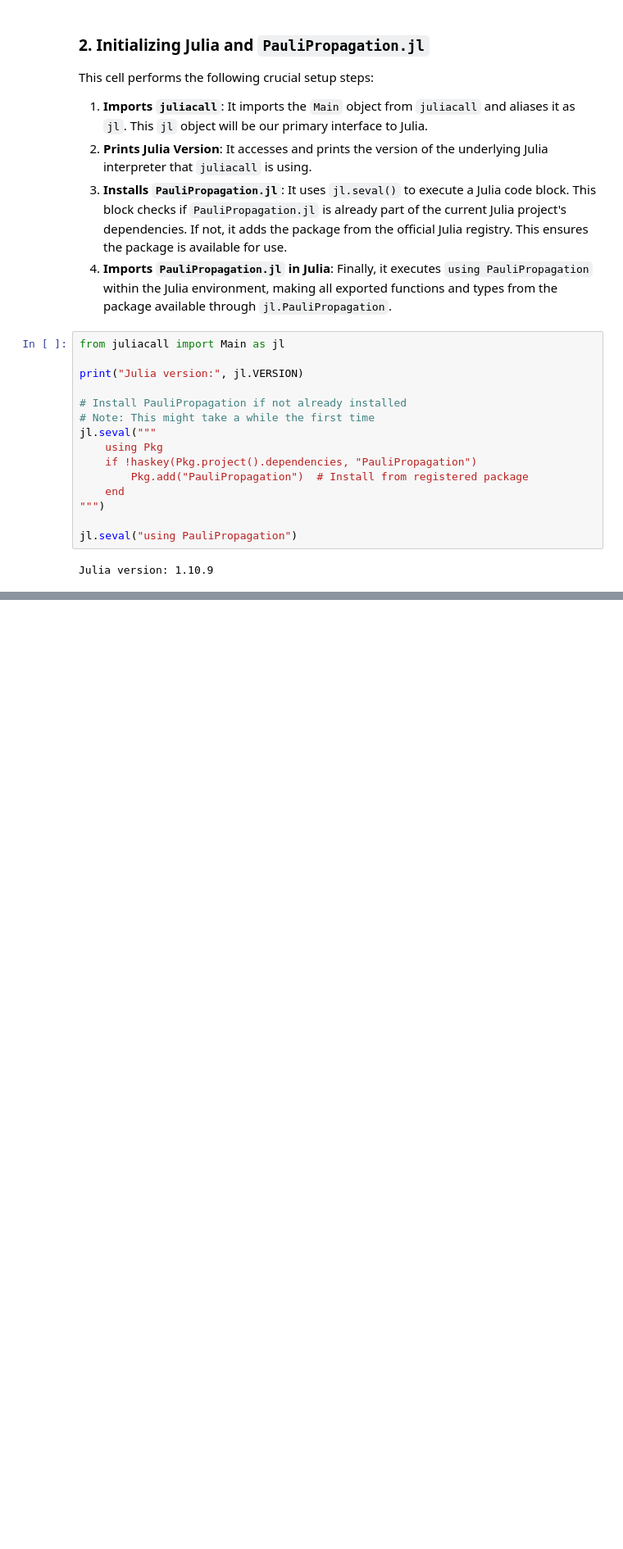
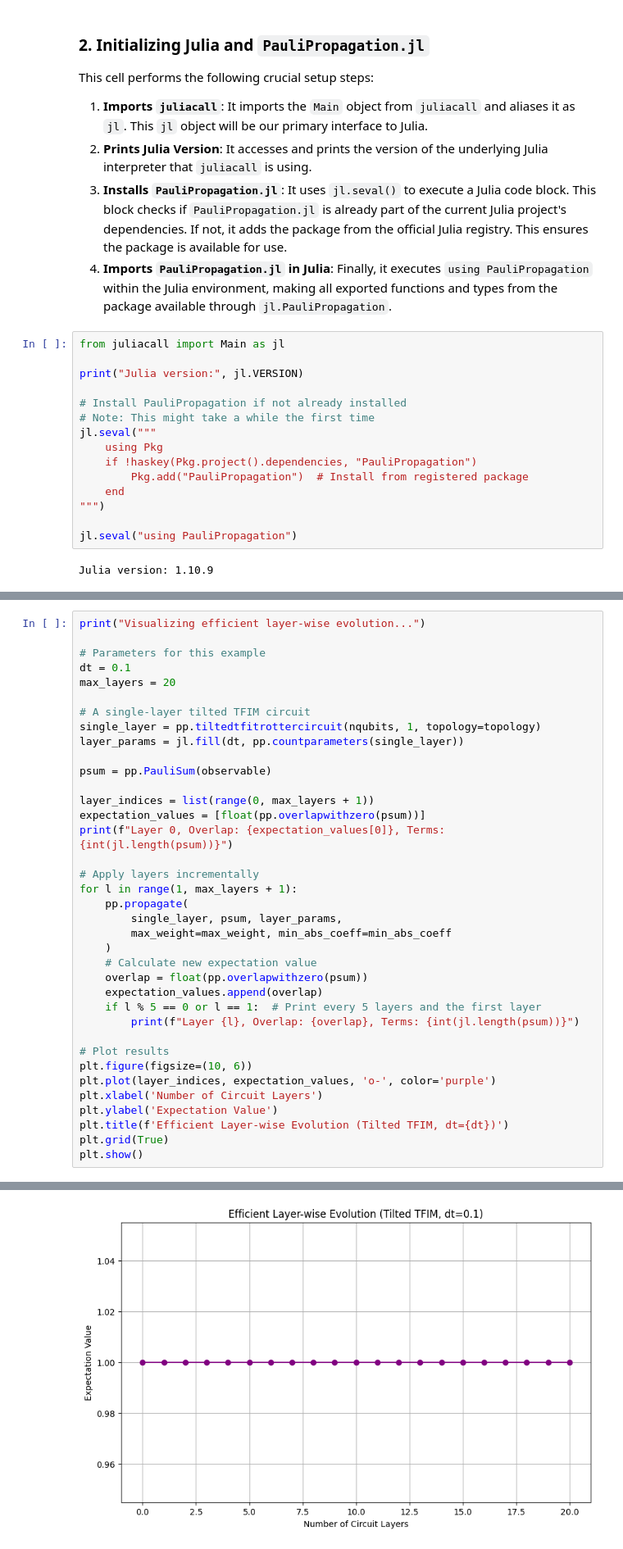
Before and after one commit to MSRudolph/PauliPropagation.jl, a Jupyter notebook: examples/Using_PauliPropagation_jl_from_Python.ipynb, the cells around one changed output, grey strips where cells are left out. Shown: that part at 82% size. Saved outputs shown, nothing was run; the diff lists cells and outputs as text; blank space fills up the shorter version.

```diff
--- a/examples/Using_PauliPropagation_jl_from_Python.ipynb
+++ b/examples/Using_PauliPropagation_jl_from_Python.ipynb
@@ -229,0 +192,38 @@ This cell extends the visualization by comparing the observable's evolution unde
+# %%
+print("Visualizing efficient layer-wise evolution...")
+
+# Parameters for this example
+dt = 0.1
+max_layers = 20
+
+# A single-layer tilted TFIM circuit
+single_layer = pp.tiltedtfitrottercircuit(nqubits, 1, topology=topology)
+layer_params = jl.fill(dt, pp.countparameters(single_layer))
+
+psum = pp.PauliSum(observable)
+
+layer_indices = list(range(0, max_layers + 1))
+expectation_values = [float(pp.overlapwithzero(psum))]
+print(f"Layer 0, Overlap: {expectation_values[0]}, Terms: {int(jl.length(psum))}")
+
+# Apply layers incrementally
+for l in range(1, max_layers + 1):
+    pp.propagate(
+        single_layer, psum, layer_params,
+        max_weight=max_weight, min_abs_coeff=min_abs_coeff
+    )
+    # Calculate new expectation value
+    overlap = float(pp.overlapwithzero(psum))
+    expectation_values.append(overlap)
+    if l % 5 == 0 or l == 1:  # Print every 5 layers and the first layer
+        print(f"Layer {l}, Overlap: {overlap}, Terms: {int(jl.length(psum))}")
+
+# Plot results
+plt.figure(figsize=(10, 6))
+plt.plot(layer_indices, expectation_values, 'o-', color='purple')
+plt.xlabel('Number of Circuit Layers')
+plt.ylabel('Expectation Value')
+plt.title(f'Efficient Layer-wise Evolution (Tilted TFIM, dt={dt})')
+plt.grid(True)
+plt.show()
+# %% [output]
@@ -229,0 +237 @@ This cell extends the visualization by comparing the observable's evolution unde
+[figure, added]
```
Also changed, not shown: parts of 19 cells of this notebook.
